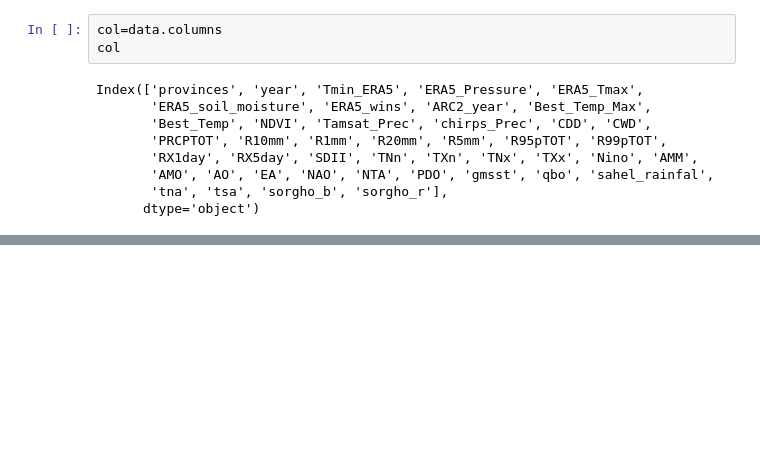
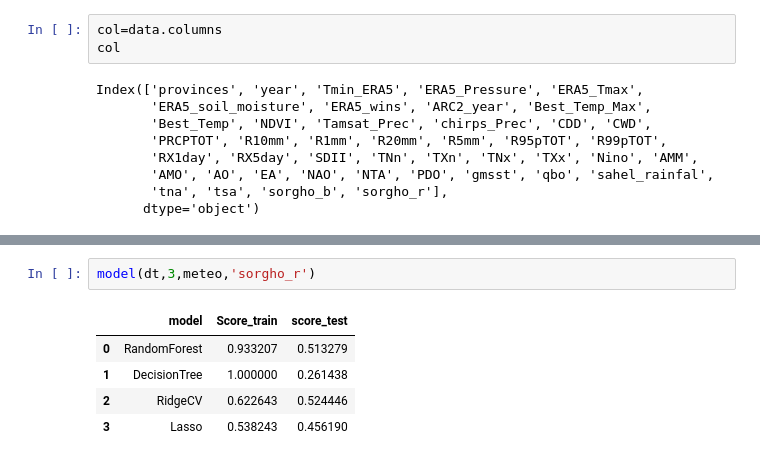
Before and after one commit to wamanagba/Crop_yield, a Jupyter notebook: python/dern/Sorgho_national_01.ipynb, the cells around one changed output, grey strips where cells are left out. Cells and saved outputs as stored; diff of their text form; blank space fills up the shorter version.

```diff
--- a/python/dern/Sorgho_national_01.ipynb
+++ b/python/dern/Sorgho_national_01.ipynb
@@ -37,0 +157,8 @@ Index(['provinces', 'year', 'Tmin_ERA5', 'ERA5_Pressure', 'ERA5_Tmax',
+# %%
+model(dt,3,meteo,'sorgho_r')
+# %% [output]
+|  | model | Score_train | score_test |
+| 0 | RandomForest | 0.933207 | 0.513279 |
+| 1 | DecisionTree | 1.000000 | 0.261438 |
+| 2 | RidgeCV | 0.622643 | 0.524446 |
+| 3 | Lasso | 0.538243 | 0.456190 |
```
Also changed, not shown: parts of 24 cells of this notebook.
